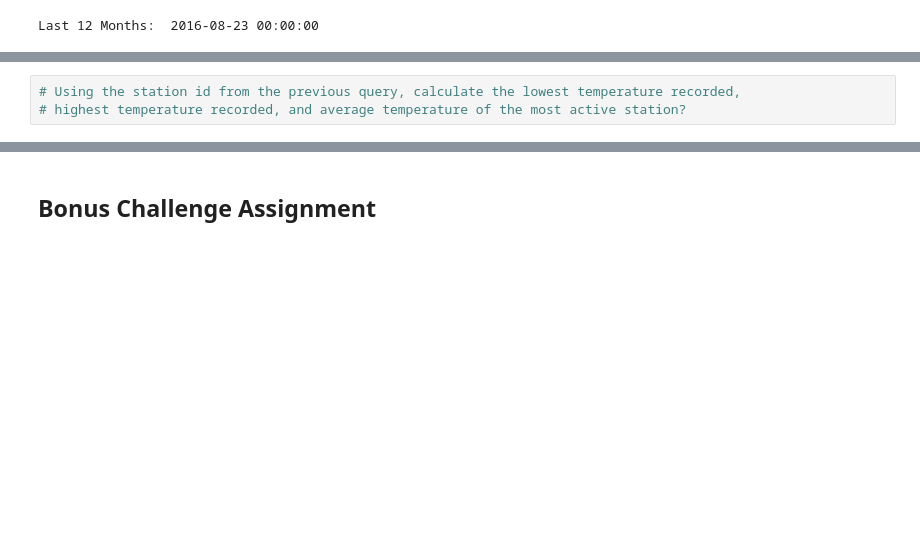
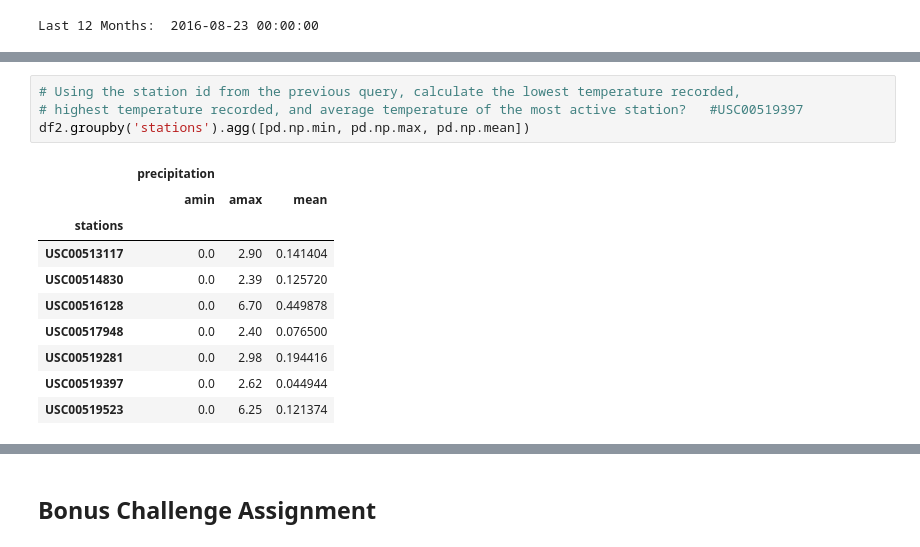
Before and after one commit to jessicacovey1/sqlalchemy-challenge, a Jupyter notebook: climate_starter.ipynb, the cells around one changed output, grey strips where cells are left out. Drawn from its saved outputs; the diff is of its cells as text; blank space fills up the shorter version.

```diff
--- a/climate_starter.ipynb
+++ b/climate_starter.ipynb
@@ -182,5 +258,17 @@ TypeError: 'measurement' object is not subscriptable
 # %%
 # Using the station id from the previous query, calculate the lowest temperature recorded,
-# highest temperature recorded, and average temperature of the most active station?
+# highest temperature recorded, and average temperature of the most active station?   #USC00519397
+df2.groupby('stations').agg([pd.np.min, pd.np.max, pd.np.mean])
+# %% [output]
+|  | precipitation |  |  |
+|  | amin | amax | mean |
+| stations |  |  |  |
+| USC00513117 | 0.0 | 2.90 | 0.141404 |
+| USC00514830 | 0.0 | 2.39 | 0.125720 |
+| USC00516128 | 0.0 | 6.70 | 0.449878 |
+| USC00517948 | 0.0 | 2.40 | 0.076500 |
+| USC00519281 | 0.0 | 2.98 | 0.194416 |
+| USC00519397 | 0.0 | 2.62 | 0.044944 |
+| USC00519523 | 0.0 | 6.25 | 0.121374 |
 # %%
 # Choose the station with the highest number of temperature observations.
```
Also changed, not shown: parts of 16 cells of this notebook.
